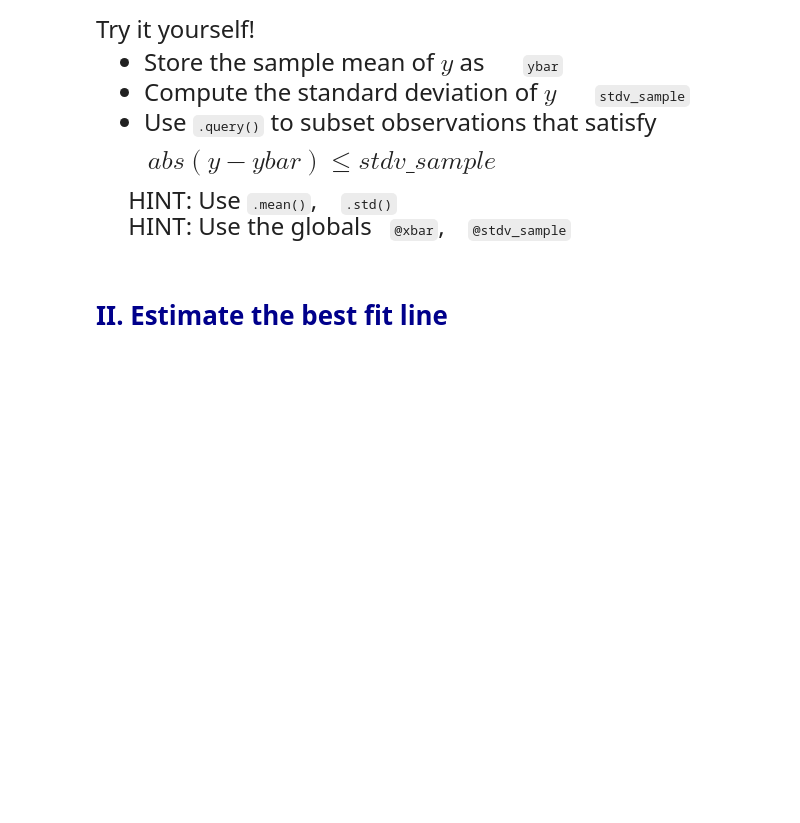
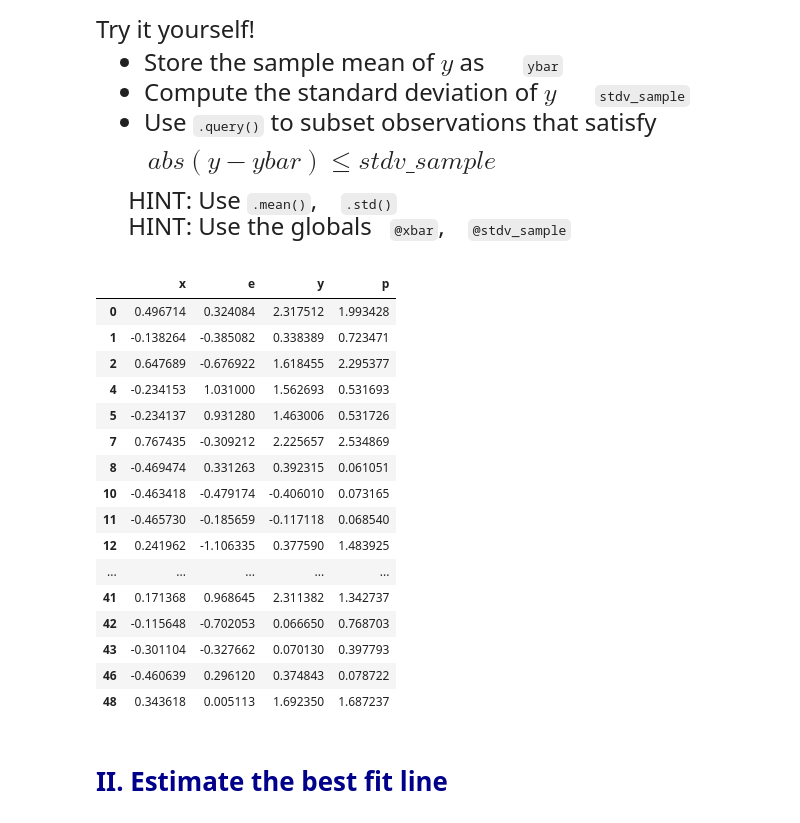
Before and after one commit to jadarro/qtm151_fall_2023, a Jupyter notebook: lecture_10/personal_lecture10.ipynb, the cells around one changed output. Drawn from its saved outputs; the diff is of its cells as text; code cells hidden in the pictures; blank space fills up the shorter version.

```diff
--- a/lecture_10/personal_lecture10.ipynb
+++ b/lecture_10/personal_lecture10.ipynb
@@ -119,3 +138,28 @@
+# %%
+# Note: abs(...) is the absolute value function
+# Write your own code
+# we should have used a sample, but in this case the professor chose to use the population
+ybar = dataset['y'].mean()
+stdv_sample = dataset['y'].std()
+dataset.query("abs(y - @ybar) <= @stdv_sample")
+# %% [output]
+|  | x | e | y | p |
+| 0 | 0.496714 | 0.324084 | 2.317512 | 1.993428 |
+| 1 | -0.138264 | -0.385082 | 0.338389 | 0.723471 |
+| 2 | 0.647689 | -0.676922 | 1.618455 | 2.295377 |
+| 4 | -0.234153 | 1.031000 | 1.562693 | 0.531693 |
+| 5 | -0.234137 | 0.931280 | 1.463006 | 0.531726 |
+| 7 | 0.767435 | -0.309212 | 2.225657 | 2.534869 |
+| 8 | -0.469474 | 0.331263 | 0.392315 | 0.061051 |
+| 10 | -0.463418 | -0.479174 | -0.406010 | 0.073165 |
+| 11 | -0.465730 | -0.185659 | -0.117118 | 0.068540 |
+| 12 | 0.241962 | -1.106335 | 0.377590 | 1.483925 |
+| ... | ... | ... | ... | ... |
+| 41 | 0.171368 | 0.968645 | 2.311382 | 1.342737 |
+| 42 | -0.115648 | -0.702053 | 0.066650 | 0.768703 |
+| 43 | -0.301104 | -0.327662 | 0.070130 | 0.397793 |
+| 46 | -0.460639 | 0.296120 | 0.374843 | 0.078722 |
+| 48 | 0.343618 | 0.005113 | 1.692350 | 1.687237 |
 # %% [markdown]
 # <span style="color:darkblue"> II. Estimate the best fit line</span>
 # %% [markdown]
```
Also changed, not shown: parts of 22 cells of this notebook.
